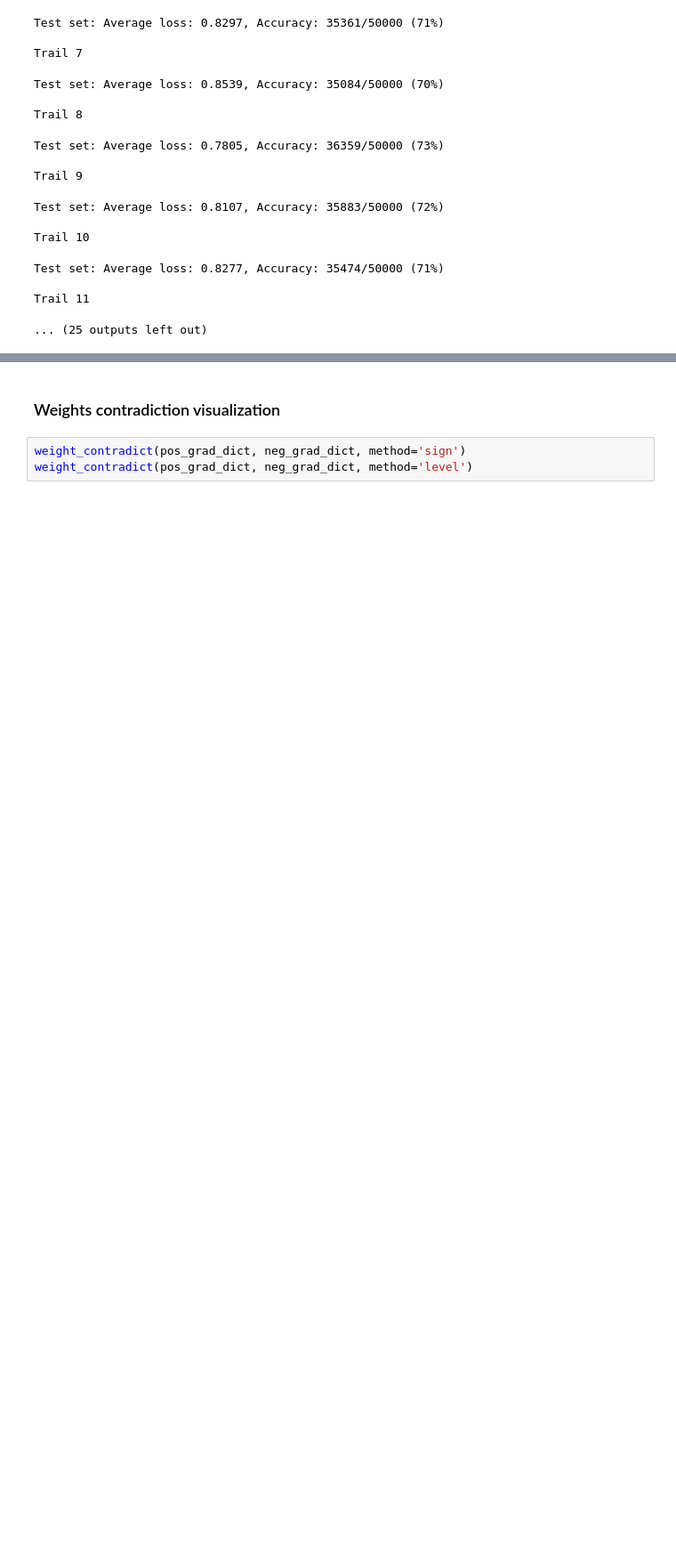
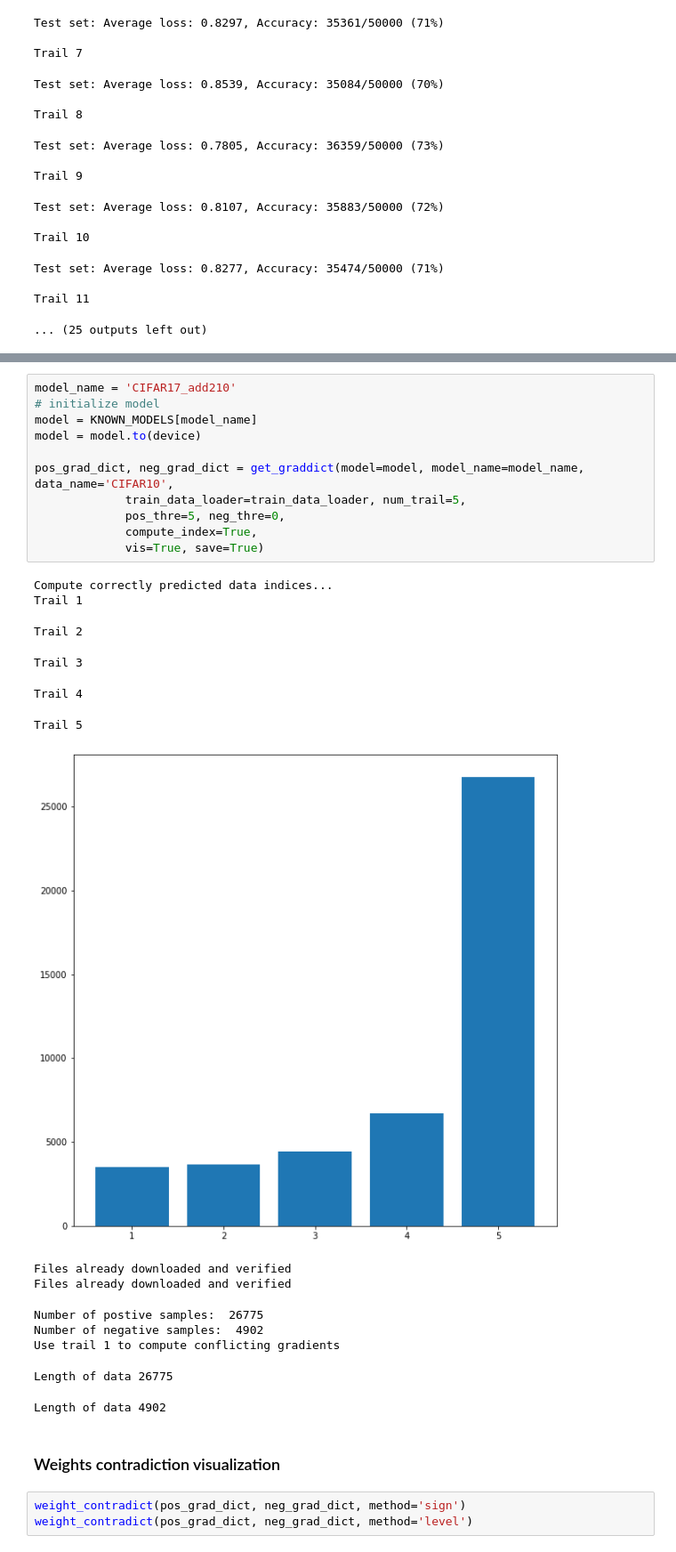
Before and after one commit to lindsey98/FYP, a Jupyter notebook: src/Visualize_gradient_contradict.ipynb, the cells around one changed output, grey strips where cells are left out. Shown: that part at 89% size. Drawn from its saved outputs; the diff is of its cells as text; blank space fills up the shorter version.

```diff
--- a/src/Visualize_gradient_contradict.ipynb
+++ b/src/Visualize_gradient_contradict.ipynb
@@ -169,3 +75,29 @@ Length of dataloader 5122
+# %%
+model_name = 'CIFAR17_add210'
+# initialize model
+model = KNOWN_MODELS[model_name]
+model = model.to(device)
+
+pos_grad_dict, neg_grad_dict = get_graddict(model=model, model_name=model_name, data_name='CIFAR10',
+             train_data_loader=train_data_loader, num_trail=5,
+             pos_thre=5, neg_thre=0,
+             compute_index=True,
+             vis=True, save=True)
+# %% [output]
+Compute correctly predicted data indices...
+Trail 1
+Trail 2
+Trail 3
+Trail 4
+Trail 5
+[figure, added]
+Files already downloaded and verified
+Files already downloaded and verified
+Number of postive samples:  26775
+Number of negative samples:  4902
+Use trail 1 to compute conflicting gradients
+Length of data 26775
+Length of data 4902
 # %% [markdown]
 ### Weights contradiction visualization
 # %%
```
Also changed, not shown: parts of 21 cells of this notebook, 2 other files.
